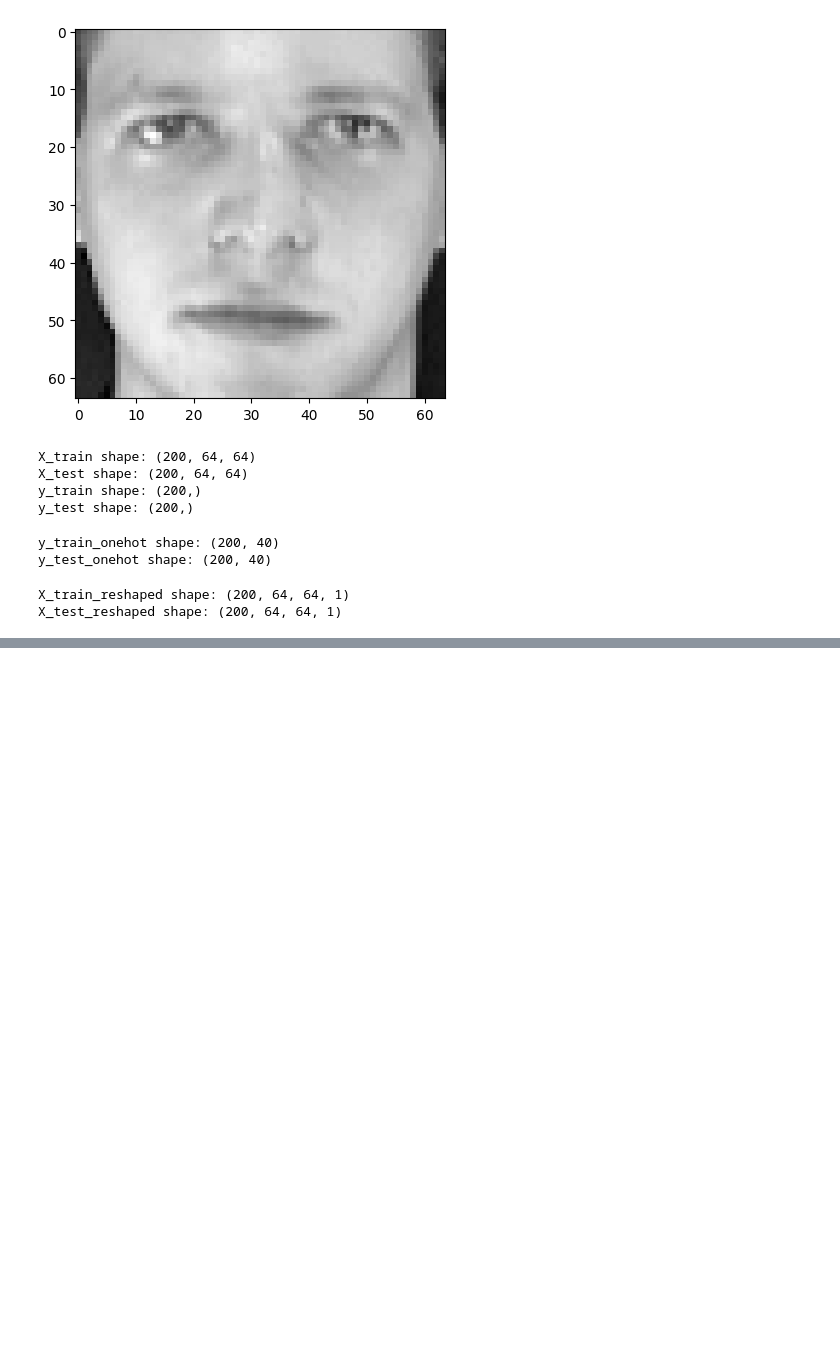
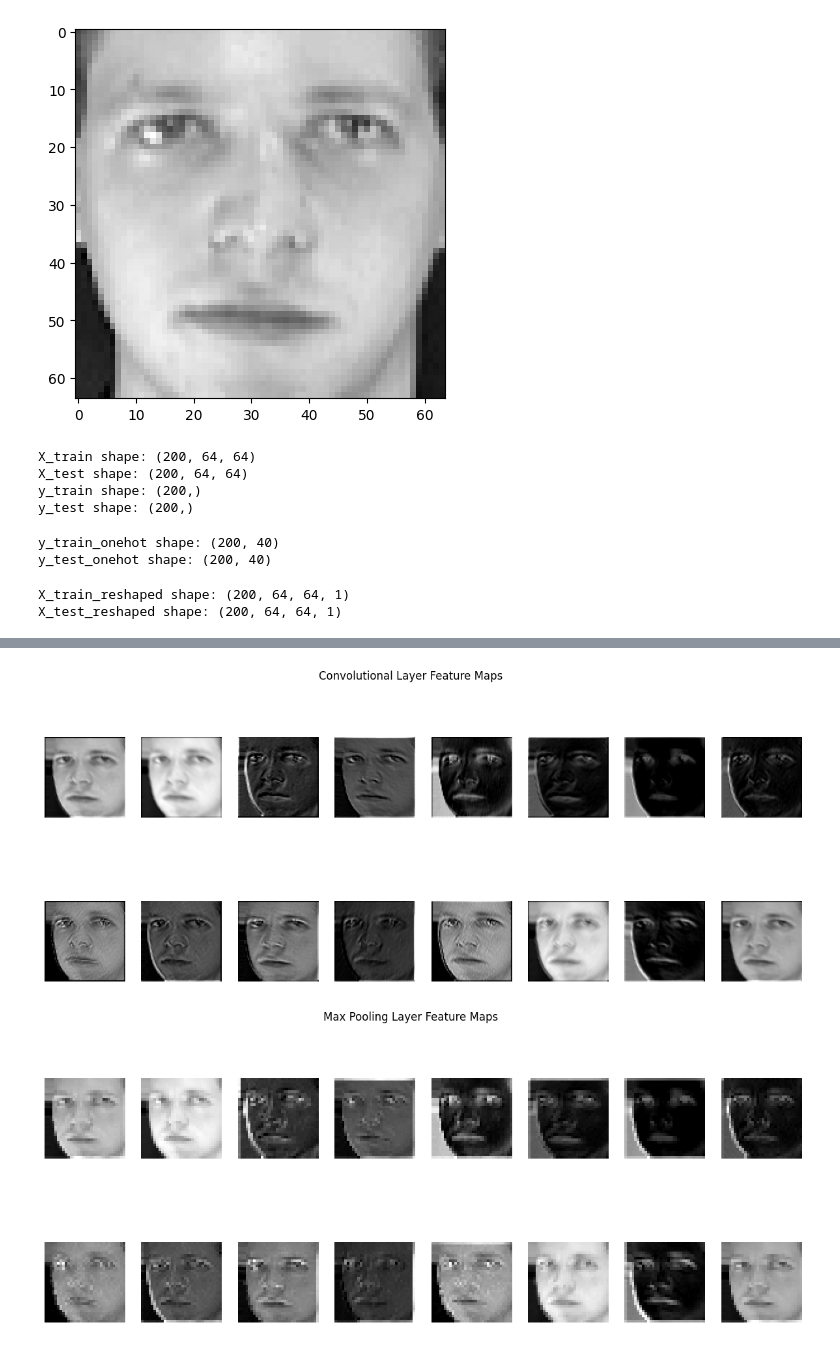
Before and after one commit to kehenock/AD-10-Foundation-of-Neural-network-and-Similar-models, a Jupyter notebook: Lab 3 Part 1 Libraries and Preprocessing.ipynb, the cells around one changed output, grey strips where cells are left out. Drawn from its saved outputs; the diff is of its cells as text; code cells hidden in the pictures; blank space fills up the shorter version.

```diff
--- a/Lab 3 Part 1 Libraries and Preprocessing.ipynb
+++ b/Lab 3 Part 1 Libraries and Preprocessing.ipynb
@@ -97,0 +182,40 @@ X_test_reshaped shape: (200, 64, 64, 1)
+# %%
+#Feature Map Visualization
+# Model to output activations from Conv and Pool layers
+feature_map_model = Model(
+    inputs=model.input,
+    outputs=[model.layers[1].output, model.layers[2].output]
+)
+# Select the same test image
+image_index = 0
+test_image = X_test_reshaped[image_index]
+
+# Add batch dimension
+test_image_input = np.expand_dims(test_image, axis=0)
+
+# Get feature maps
+conv_features, pool_features = feature_map_model.predict(test_image_input)
+
+# Number of filters = 16
+num_filters = conv_features.shape[-1]
+
+# ---- Convolutional feature maps ----
+plt.figure(figsize=(15, 6))
+for i in range(num_filters):
+    plt.subplot(2, 8, i + 1)
+    plt.imshow(conv_features[0, :, :, i], cmap=plt.cm.gray)
+    plt.axis('off')
+
+plt.suptitle("Convolutional Layer Feature Maps")
+plt.show()
+
+# ---- Pooling feature maps ----
+plt.figure(figsize=(15, 6))
+for i in range(num_filters):
+    plt.subplot(2, 8, i + 1)
+    plt.imshow(pool_features[0, :, :, i], cmap=plt.cm.gray)
+    plt.axis('off')
+
+plt.suptitle("Max Pooling Layer Feature Maps")
+plt.show()
+# %% [output]
@@ -97,0 +223,2 @@ X_test_reshaped shape: (200, 64, 64, 1)
+[figure, added]
+[figure, added]
```
Also changed, not shown: parts of 9 cells of this notebook.
